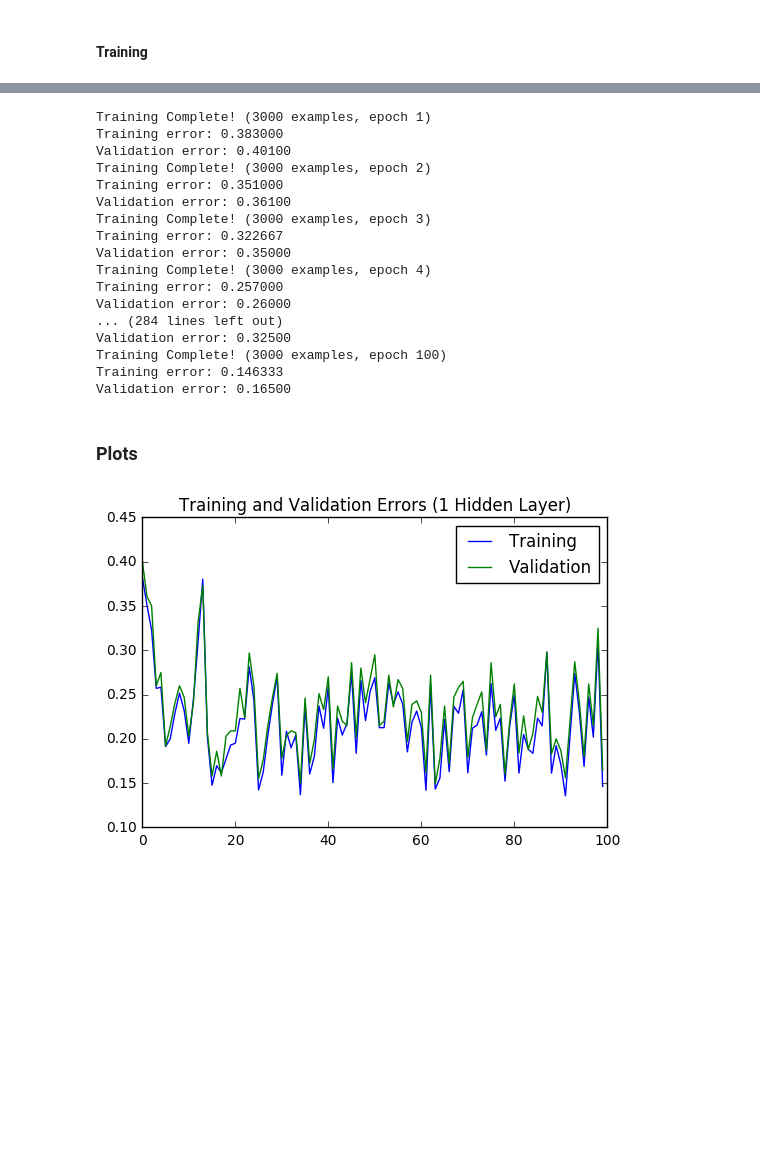
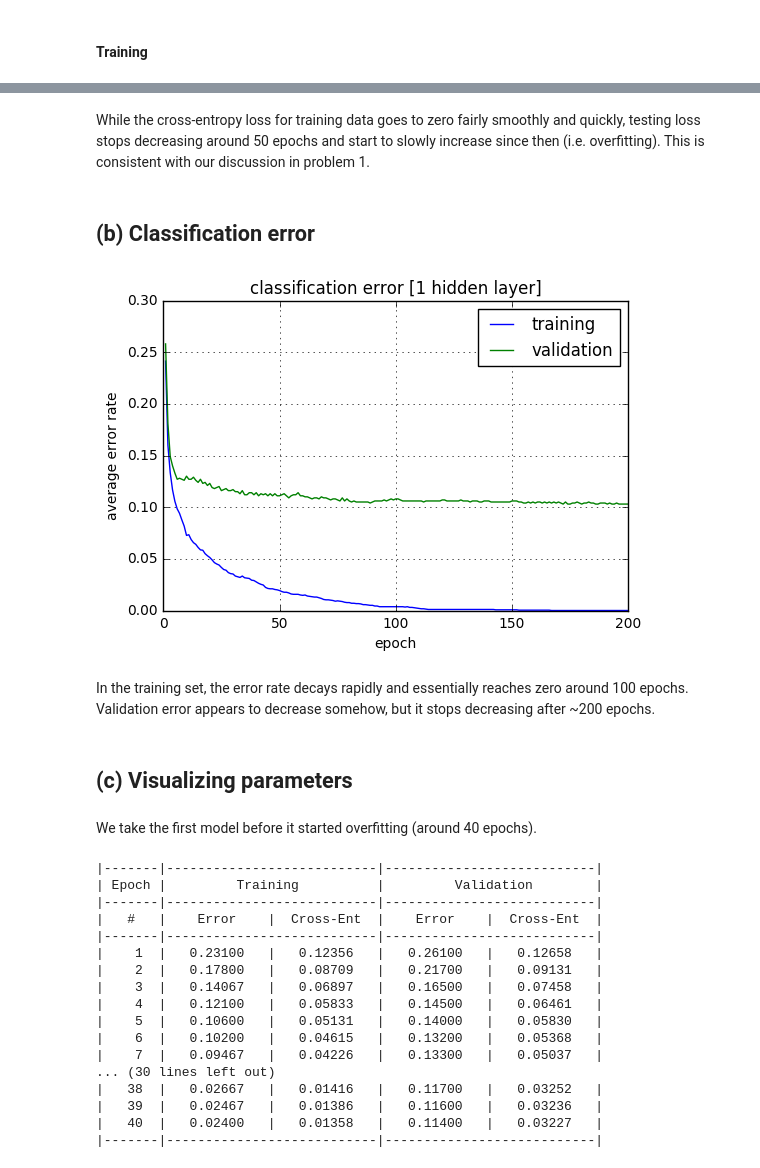
Before and after one commit to yjchoe/deep_learning, a Jupyter notebook: hw1/code/notebooks/nn_mnist.ipynb, the cells around one changed output, grey strips where cells are left out. Cells and saved outputs as stored; diff of their text form; code cells hidden in the pictures; blank space fills up the shorter version.

```diff
--- a/hw1/code/notebooks/nn_mnist.ipynb
+++ b/hw1/code/notebooks/nn_mnist.ipynb
@@ -48,0 +139,22 @@ nn.layers[0].__name__
+# %% [markdown]
+While the cross-entropy loss for training data goes to zero fairly smoothly and quickly, testing loss stops decreasing around 50 epochs and start to slowly increase since then (i.e. overfitting). This is consistent with our discussion in problem 1.
+# %% [markdown]
+## (b) Classification error
+# %%
+# Error rate
+plt.grid()
+plt.plot(*zip(*nn.training_error), label='training')
+plt.plot(*zip(*nn.validation_error), label='validation')
+plt.title('classification error [1 hidden layer]')
+plt.xlabel('epoch')
+plt.ylabel('average error rate')
+plt.legend()
+plt.show()
+# %% [output]
+[figure, added]
+# %% [markdown]
+In the training set, the error rate decays rapidly and essentially reaches zero around 100 epochs. Validation error appears to decrease somehow, but it stops decreasing after ~200 epochs.
+# %% [markdown]
+## (c) Visualizing parameters
+# %% [markdown]
+We take the first model before it started overfitting (around 40 epochs).
@@ -49,31 +166,23 @@ nn.layers[0].__name__
 # %%
-for epoch in range(100):
-    nn.train(X_train, y_train, X_valid, y_valid, batch_size=100, batch_seed=23*epoch)
+nn.train(X_train, y_train, X_valid, y_valid,
+         batch_size=200, n_epoch=40, batch_seed=23,
+         verbose=True)
+None
 # %% [output]
-Training Complete! (3000 examples, epoch 1)
-Training error: 0.383000
-Validation error: 0.40100
-Training Complete! (3000 examples, epoch 2)
-Training error: 0.351000
-Validation error: 0.36100
-Training Complete! (3000 examples, epoch 3)
-Training error: 0.322667
-Validation error: 0.35000
-Training Complete! (3000 examples, epoch 4)
-Training error: 0.257000
-Validation error: 0.26000
-... (284 lines left out)
-Validation error: 0.32500
-Training Complete! (3000 examples, epoch 100)
-Training error: 0.146333
-Validation error: 0.16500
+|-------|---------------------------|---------------------------|
+| Epoch |         Training          |         Validation        |
+|-------|---------------------------|---------------------------|
+|   #   |    Error    |  Cross-Ent  |    Error    |  Cross-Ent  |
+|-------|---------------------------|---------------------------|
+|    1  |   0.23100   |   0.12356   |   0.26100   |   0.12658   |
+|    2  |   0.17800   |   0.08709   |   0.21700   |   0.09131   |
+|    3  |   0.14067   |   0.06897   |   0.16500   |   0.07458   |
+|    4  |   0.12100   |   0.05833   |   0.14500   |   0.06461   |
+|    5  |   0.10600   |   0.05131   |   0.14000   |   0.05830   |
+|    6  |   0.10200   |   0.04615   |   0.13200   |   0.05368   |
+|    7  |   0.09467   |   0.04226   |   0.13300   |   0.05037   |
+... (30 lines left out)
+|   38  |   0.02667   |   0.01416   |   0.11700   |   0.03252   |
+|   39  |   0.02467   |   0.01386   |   0.11600   |   0.03236   |
+|   40  |   0.02400   |   0.01358   |   0.11400   |   0.03227   |
+|-------|---------------------------|---------------------------|
-# %% [markdown]
-### Plots
-# %%
-plt.plot(range(100), [v for _, v in sorted(nn.training_error.items())], label='Training')
-plt.plot(range(100), [v for _, v in sorted(nn.validation_error.items())], label='Validation')
-plt.title('Training and Validation Errors (1 Hidden Layer)')
-plt.legend()
-plt.show()
-# %% [output]
-[figure, removed]
```
Also changed, not shown: parts of 58 cells of this notebook, 6 other files.
